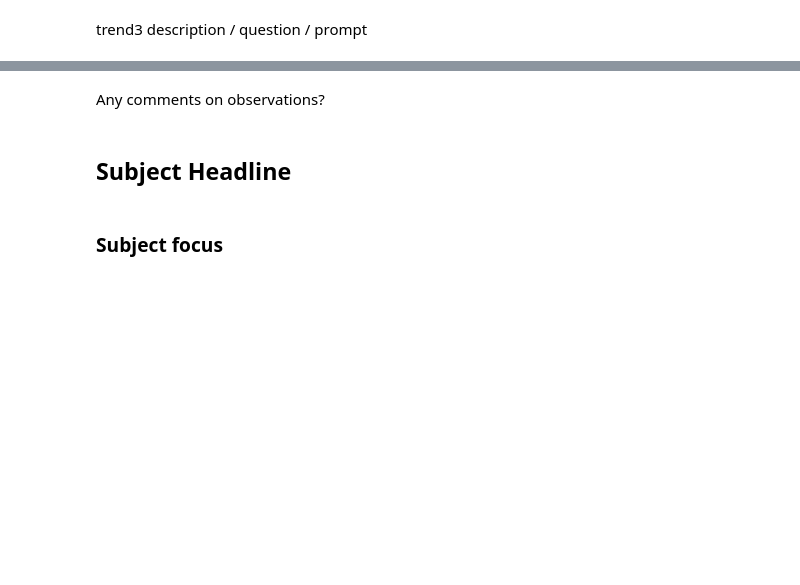
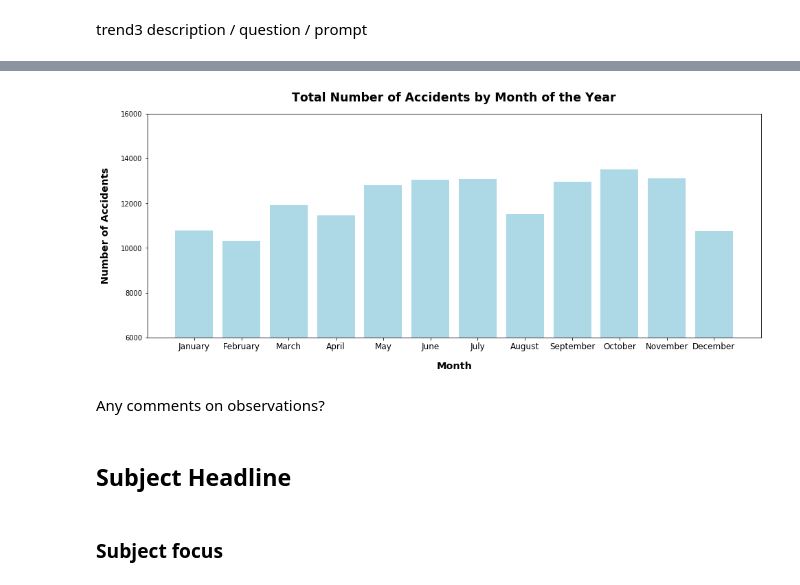
Before and after one commit to bailatrix/London-Traffic-Trends, a Jupyter notebook: main.ipynb, the cells around one changed output, grey strips where cells are left out. Drawn from its saved outputs; the diff is of its cells as text; code cells hidden in the pictures; blank space fills up the shorter version.

```diff
--- a/main.ipynb
+++ b/main.ipynb
@@ -130,0 +299,4 @@ trend3 description / question / prompt
+# %%
+# choose columns to work on
+month_df = df[['Severity', 'Year']]
+month_df.head()
@@ -130,0 +311,3 @@ trend3 description / question / prompt
+# %%
+month_ser = pd.to_datetime(df['Date'],format= '%m/%d/%Y' ).dt.month
+month_ser.head()
@@ -130,0 +397,10 @@ trend3 description / question / prompt
+# %%
+# define order of months
+order = [ "January", "February", "March", "April",
+            "May", "June", "July", "August",
+            "September", "October", "November","December"]
+
+# groupby and maintain order
+months_gb = months.groupby( ['Month'], sort=False ).count()
+months_comb = pd.DataFrame( months_gb )[['Severity']]
+months_comb
@@ -131 +422,21 @@ trend3 description / question / prompt
+# %%
+# manipulate data
+# setup analysis
+plt.bar( order, months['Severity'].tolist(), facecolor="lightblue", alpha=1, align="center")
+
+# setup limits
+plt.ylim(6000, 16000, 2000)
+
+# setup labels
+plt.title( "Total Number of Accidents by Month of the Year", pad=18,
+          fontdict={'fontweight': 'bold', 'fontsize': 'xx-large'} )
+plt.xticks( label=order, fontsize='large')
+plt.xlabel( "Month", labelpad=15, fontweight='bold', fontsize='x-large' )
+plt.ylabel( "Number of Accidents", labelpad=15, fontweight='bold', fontsize='x-large' )
+
+# visualization of data
+plt.gcf().set_size_inches(16, 6)
+plt.show()
+# %% [output]
+[figure, added]
 # %%
```
Also changed, not shown: parts of 73 cells of this notebook.
